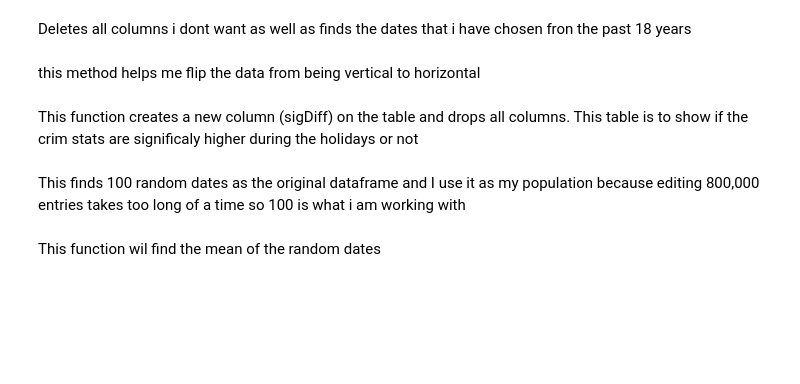
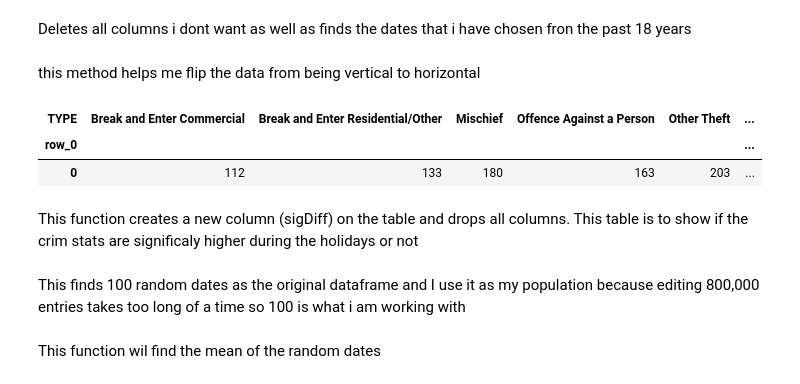
Before and after one commit to ubco-W2022T1-cosc301/project-group11, a Jupyter notebook: notebooks/analysis1.ipynb, the cells around one changed output. Cells and saved outputs as stored; diff of their text form; code cells hidden in the pictures; blank space fills up the shorter version.

```diff
--- a/notebooks/analysis1.ipynb
+++ b/notebooks/analysis1.ipynb
@@ -121,11 +120,18 @@ def load_and_process(day, month, file):
 # %% [markdown]
 this method helps me flip the data from being vertical to horizontal
 # %%
+
 def Make_To_Table(dataframe):
     df = dataframe['TYPE'].value_counts(sort = True)
-    dataframe = pd.crosstab(index= 0, columns= dataframe["TYPE"] )
-    dataframe =dataframe.assign(Total= df.sum())
+    dataframe = (
+        pd.crosstab(index= 0, columns= dataframe["TYPE"])
+        .assign(Total= df.sum())
+    )
     return dataframe
+# %% [output]
+| TYPE | Break and Enter Commercial | Break and Enter Residential/Other | Mischief | Offence Against a Person | Other Theft | ... |
+| row_0 |  |  |  |  |  | ... |
+| 0 | 112 | 133 | 180 | 163 | 203 | ... |
 # %% [markdown]
 This function creates a new column (sigDiff) on the table and drops all columns. This table is to show if the crim stats are significaly higher during the holidays or not
 # %%
```
Also changed, not shown: parts of 8 cells of this notebook, 1 other file.
